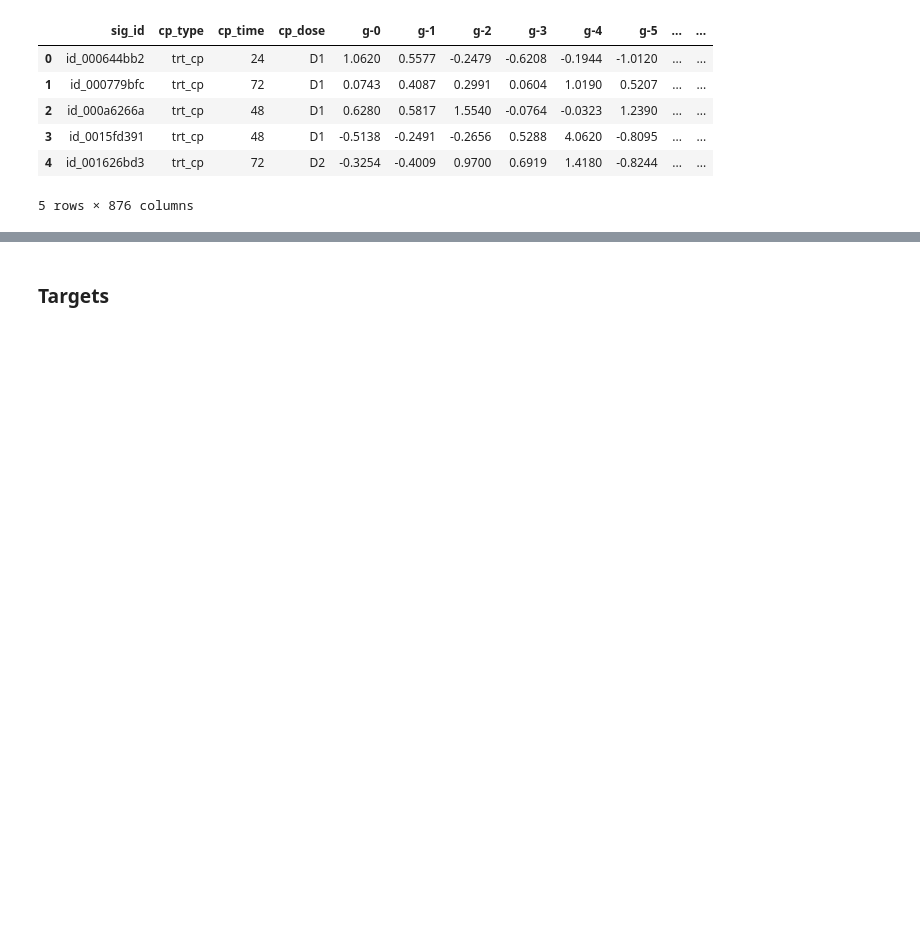
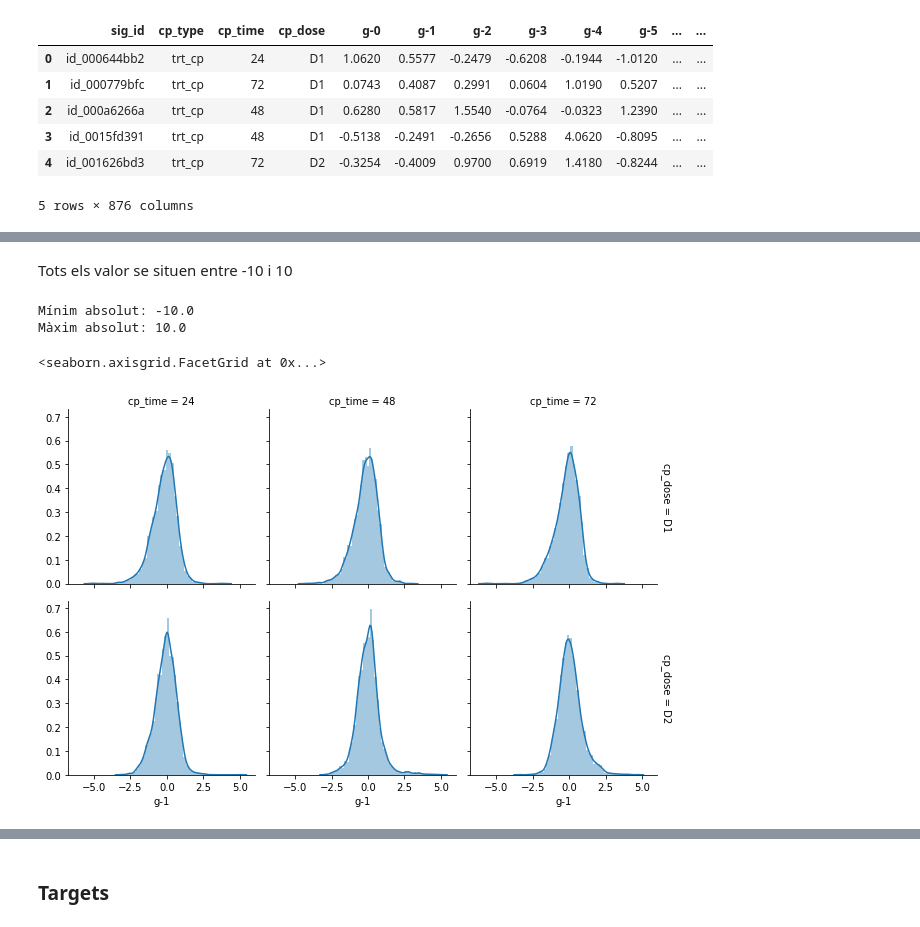
Before and after one commit to vboix2/Kaggle, a Jupyter notebook: MoA Prediction/Exploration.ipynb, the cells around one changed output, grey strips where cells are left out. Drawn from its saved outputs; the diff is of its cells as text; code cells hidden in the pictures; blank space fills up the shorter version.

```diff
--- a/MoA Prediction/Exploration.ipynb
+++ b/MoA Prediction/Exploration.ipynb
@@ -66,0 +64,18 @@ train_features[NUM].describe()
+# %% [markdown]
+Tots els valor se situen entre -10 i 10
+# %%
+# Valors màxim i mínim de tots els atributs
+
+print("Mínim absolut:",resum.loc['min',:].min())
+print("Màxim absolut:",resum.loc['max',:].max())
+# %% [output]
+Mínim absolut: -10.0
+Màxim absolut: 10.0
+# %%
+# Dispersió dels valors per atributs categòrics
+
+g = sns.FacetGrid(train_features, col="cp_time", row="cp_dose", margin_titles=True)
+g.map(sns.distplot, "g-1")
+# %% [output]
+<seaborn.axisgrid.FacetGrid at 0x...>
+[figure, added]
```
Also changed, not shown: parts of 14 cells of this notebook.
